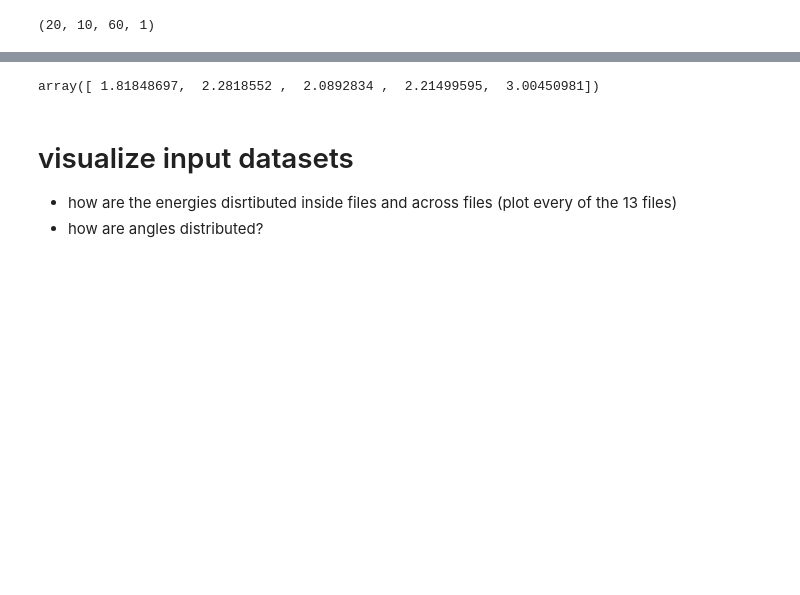
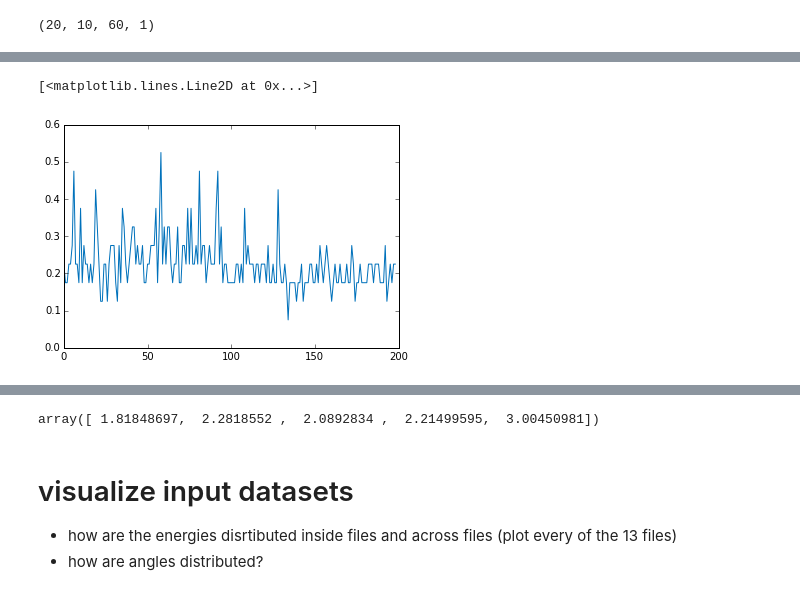
Before and after one commit to johk95/DeepIceLearning, a Jupyter notebook: johannes/updownclassification_3/visualize_input_data.ipynb, the cells around one changed output, grey strips where cells are left out. Drawn from its saved outputs; the diff is of its cells as text; code cells hidden in the pictures; blank space fills up the shorter version.

```diff
--- a/johannes/updownclassification_3/visualize_input_data.ipynb
+++ b/johannes/updownclassification_3/visualize_input_data.ipynb
@@ -161,0 +209,5 @@ array([ 1.81848697,  2.2818552 ,  2.0892834 ,  2.21499595,  3.00450981])
+# %%
+plt.plot(mininz)
+# %% [output]
+[<matplotlib.lines.Line2D at 0x...>]
+[figure, added]
```
Also changed, not shown: parts of 12 cells of this notebook, 3 other files.
